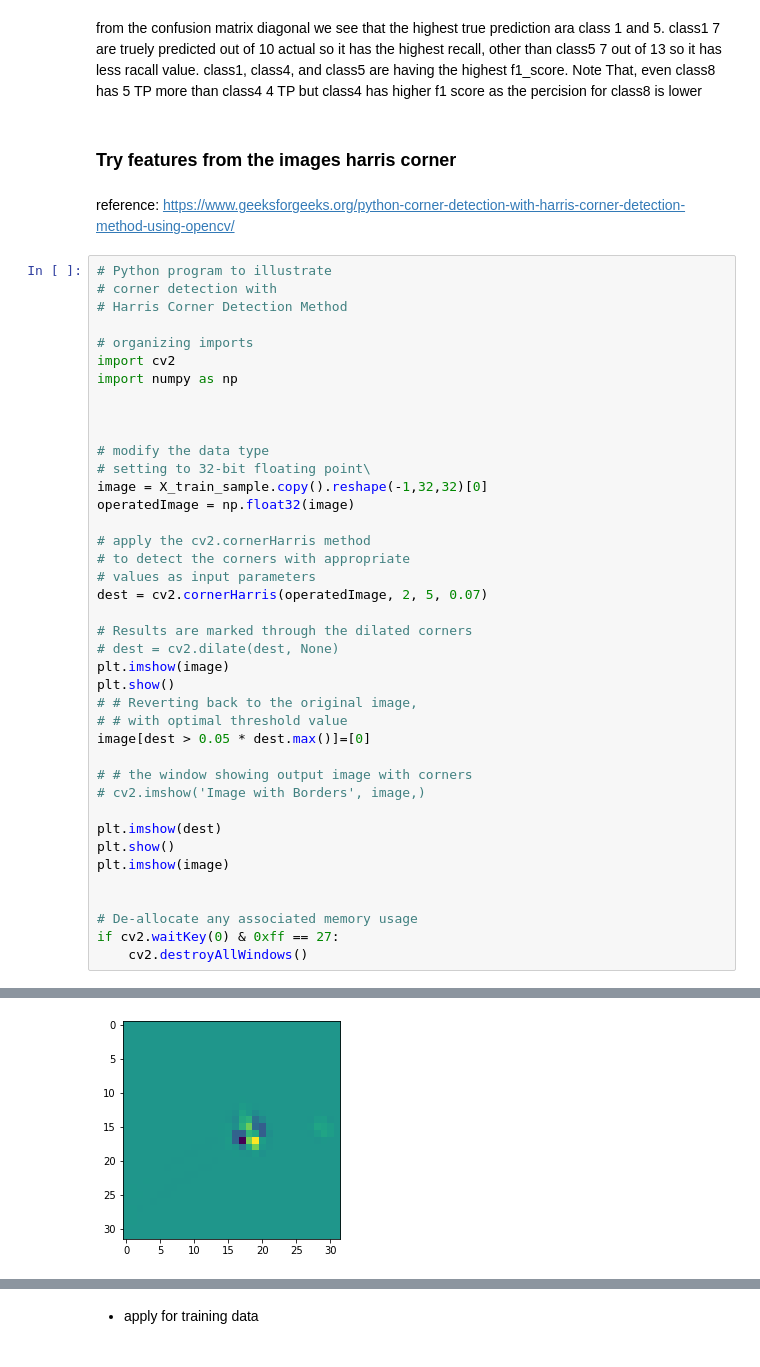
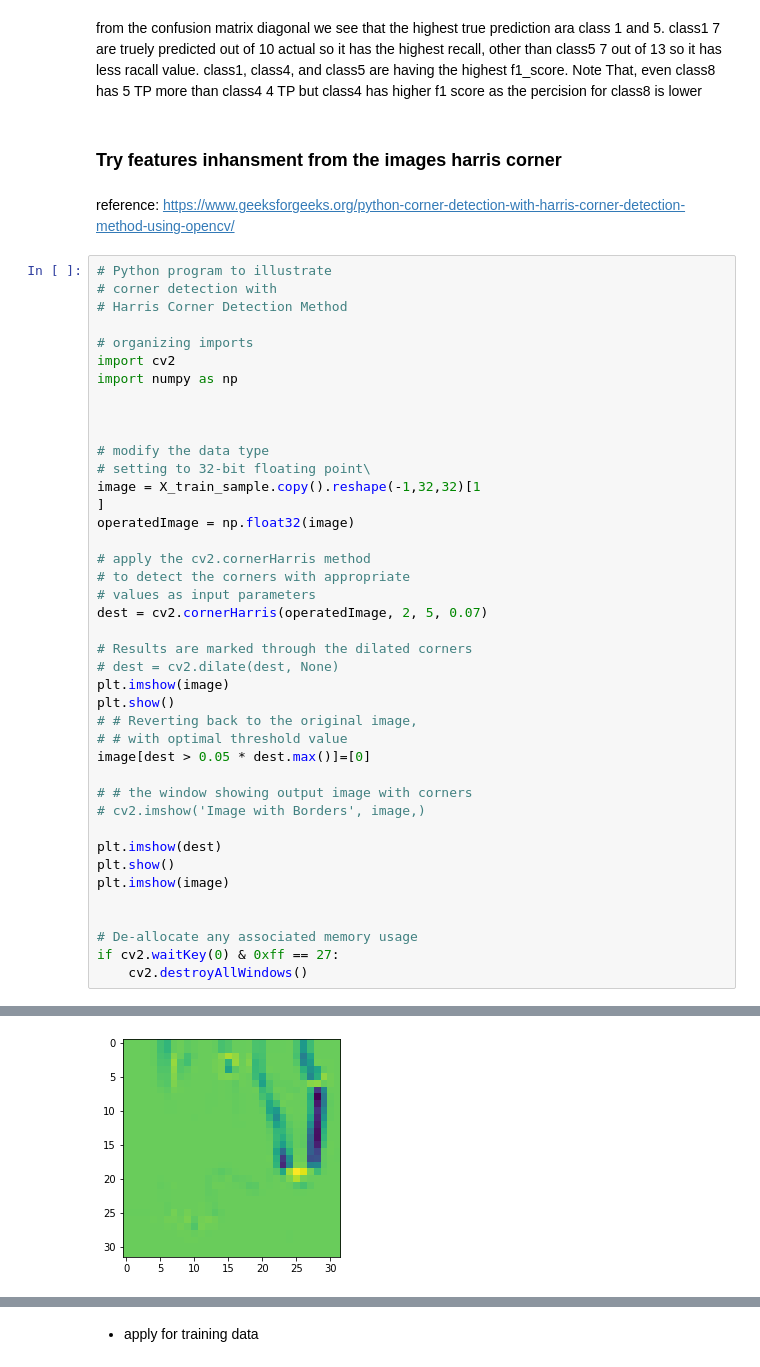
Before and after one commit to Sa2a/CV_cifar10_imageClassification, a Jupyter notebook: cifar10-Classification.ipynb, the cells around one changed output, grey strips where cells are left out. Saved outputs shown, nothing was run; the diff lists cells and outputs as text.

```diff
--- a/cifar10-Classification.ipynb
+++ b/cifar10-Classification.ipynb
@@ -816,7 +831,7 @@ from the confusion matrix diagonal we see that the highest true prediction ara c
 class1, class4, and class5 are having the highest f1_score.
 Note That, even class8 has 5 TP more than class4 4 TP but class4 has higher f1 score as the percision for class8 is lower
 # %% [markdown]
-### Try features from the images harris corner
+### Try features inhansment from the images harris corner
 # %% [markdown]
 reference: https://www.geeksforgeeks.org/python-corner-detection-with-harris-corner-detection-method-using-opencv/
 # %%
@@ -832,7 +847,8 @@ import numpy as np
 
 # modify the data type
 # setting to 32-bit floating point\
-image = X_train_sample.copy().reshape(-1,32,32)[0]
+image = X_train_sample.copy().reshape(-1,32,32)[1
+]
 operatedImage = np.float32(image)
 
 # apply the cv2.cornerHarris method
@@ -864 +880 @@ if cv2.waitKey(0) & 0xff == 27:
-[figure, old version]
+[figure, new version]
```
Also changed, not shown: parts of 24 cells of this notebook.
